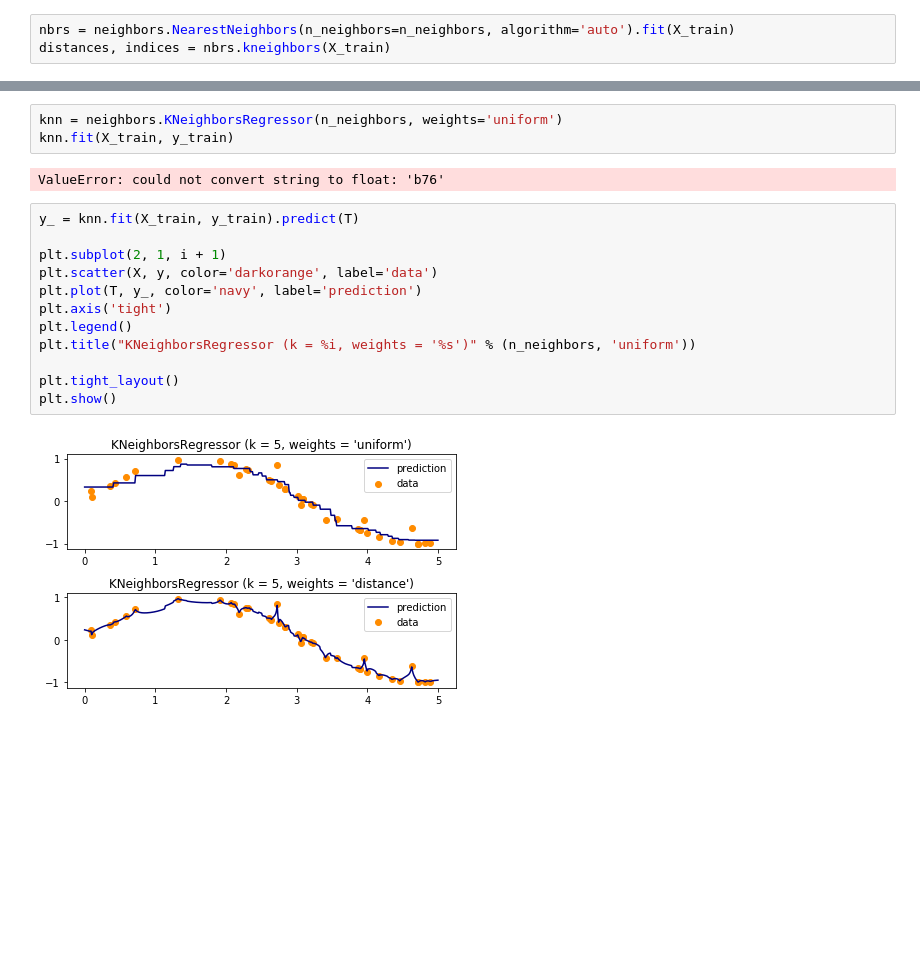
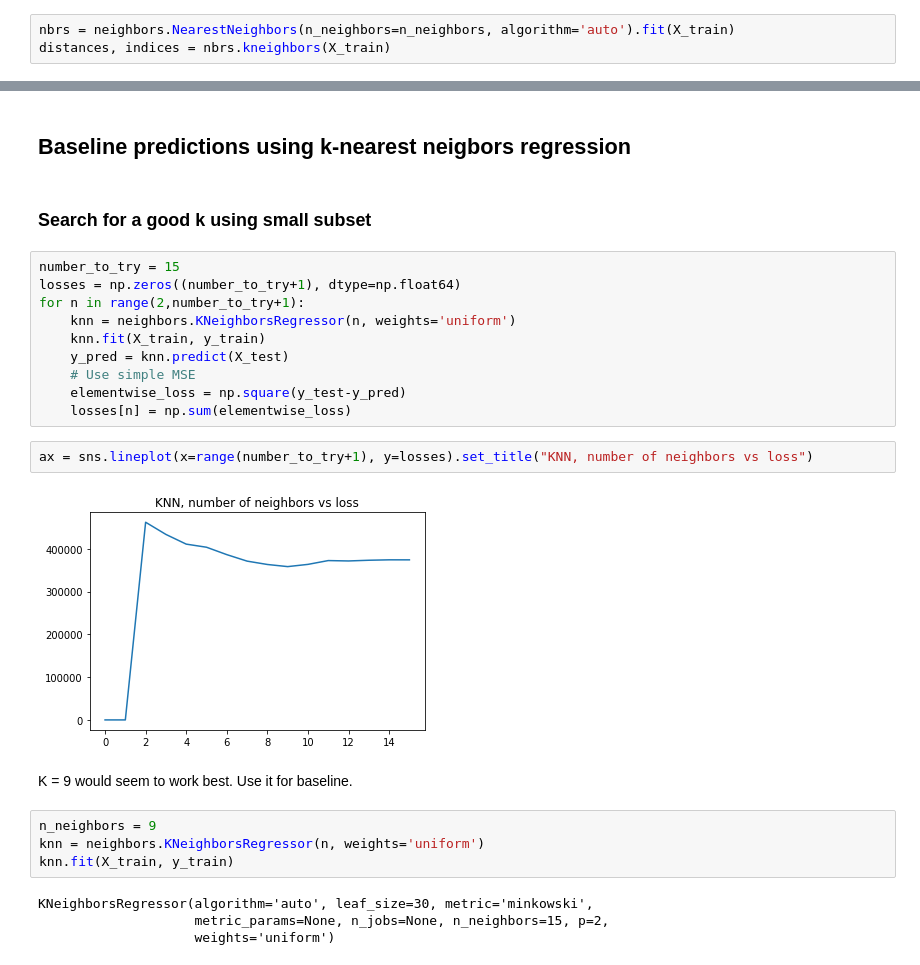
Before and after one commit to carbonpredict/carbonpredict, a Jupyter notebook: notebooks/Clustering.ipynb, the cells around one changed output, grey strips where cells are left out. Drawn from its saved outputs; the diff is of its cells as text; blank space fills up the shorter version.

Commit message:
Baseline predictions with k-nn clustering regression

```diff
--- a/notebooks/Clustering.ipynb
+++ b/notebooks/Clustering.ipynb
@@ -164,19 +200,28 @@ if (loadmodel) {
+# %% [markdown]
+## Baseline predictions using k-nearest neigbors regression
+# %% [markdown]
+### Search for a good k using small subset
+# %%
+number_to_try = 15
+losses = np.zeros((number_to_try+1), dtype=np.float64)
+for n in range(2,number_to_try+1):
+    knn = neighbors.KNeighborsRegressor(n, weights='uniform')
+    knn.fit(X_train, y_train)
+    y_pred = knn.predict(X_test)
+    # Use simple MSE
+    elementwise_loss = np.square(y_test-y_pred)
+    losses[n] = np.sum(elementwise_loss)
+# %%
+ax = sns.lineplot(x=range(number_to_try+1), y=losses).set_title("KNN, number of neighbors vs loss")
+# %% [output]
+[figure, added]
+# %% [markdown]
+K = 9 would seem to work best. Use it for baseline.
 # %%
-knn = neighbors.KNeighborsRegressor(n_neighbors, weights='uniform')
+n_neighbors = 9
+knn = neighbors.KNeighborsRegressor(n, weights='uniform')
 knn.fit(X_train, y_train)
 # %% [output]
-ValueError: could not convert string to float: 'b76'
+KNeighborsRegressor(algorithm='auto', leaf_size=30, metric='minkowski',
+                    metric_params=None, n_jobs=None, n_neighbors=15, p=2,
+                    weights='uniform')
-# %%
-y_ = knn.fit(X_train, y_train).predict(T)
-
-plt.subplot(2, 1, i + 1)
-plt.scatter(X, y, color='darkorange', label='data')
-plt.plot(T, y_, color='navy', label='prediction')
-plt.axis('tight')
-plt.legend()
-plt.title("KNeighborsRegressor (k = %i, weights = '%s')" % (n_neighbors, 'uniform'))
-
-plt.tight_layout()
-plt.show()
-# %% [output]
-[figure, removed]
```
Also changed, not shown: parts of 26 cells of this notebook.
